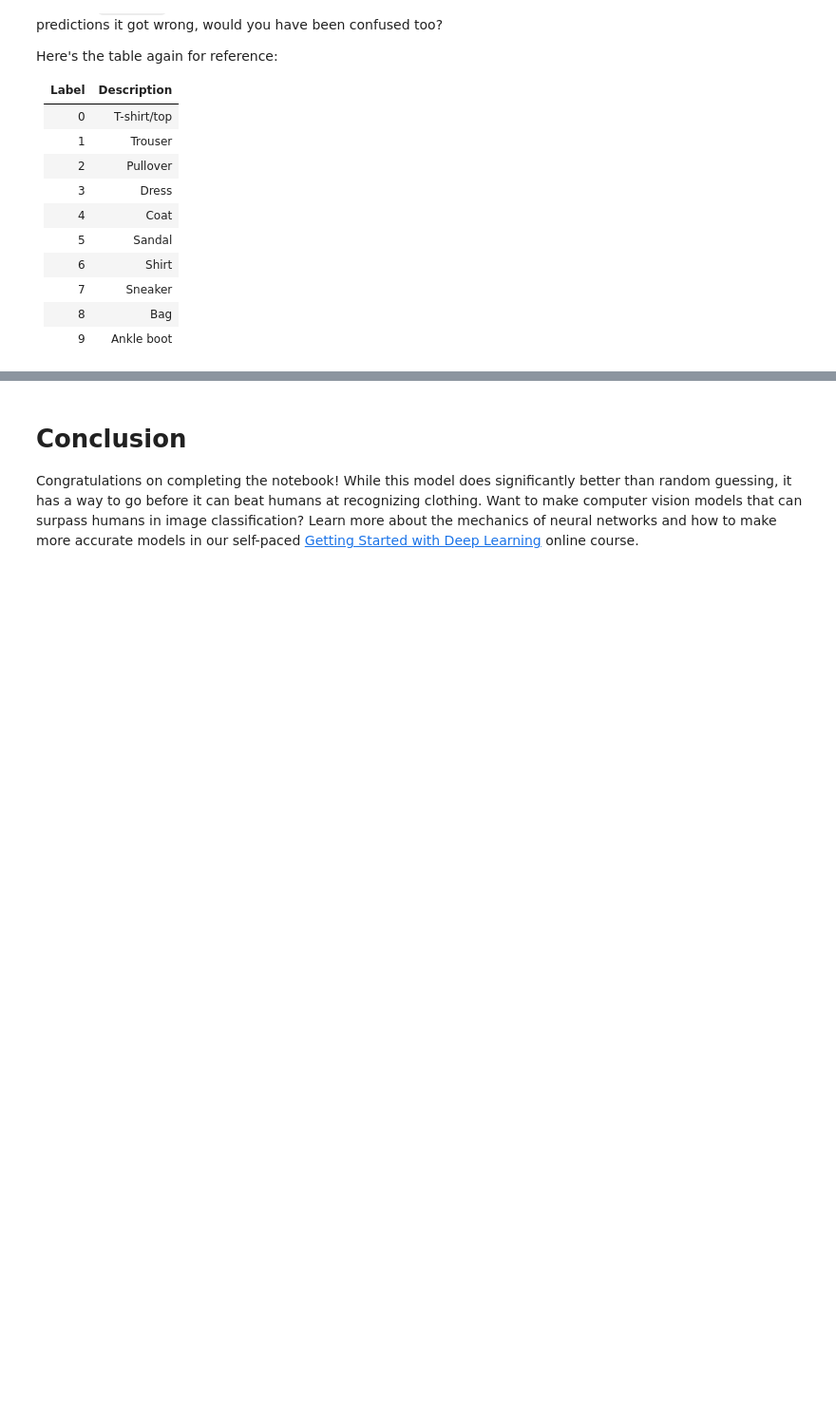
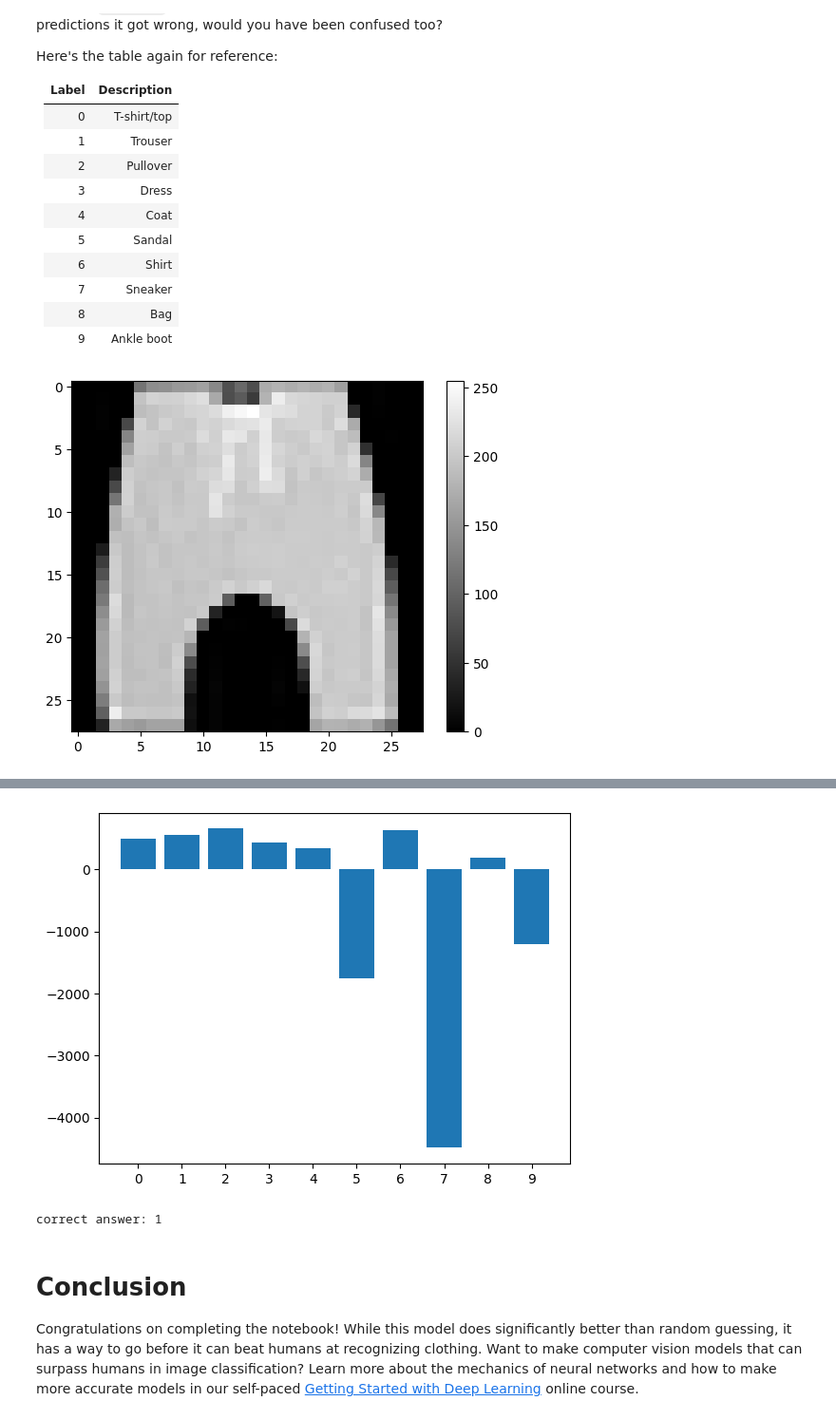
Before and after one commit to TanishqThuse/Basics-Of-Data-Science, a Jupyter notebook: building-a-brain/BuildingABrain.ipynb, the cells around one changed output, grey strips where cells are left out. Shown: that part at 95% size. Cells and saved outputs as stored; diff of their text form; code cells hidden in the pictures; blank space fills up the shorter version.

```diff
--- a/building-a-brain/BuildingABrain.ipynb
+++ b/building-a-brain/BuildingABrain.ipynb
@@ -240,11 +261,12 @@ Now the moment of truth! The below [fit](https://www.tensorflow.org/api_docs/pyt
 An `epoch` is one review of the training dataset. Just like how school students might need to review a flashcard multiple times before the concept "clicks", the same is true of our models.
 
 After each `epoch`, the model is quizzed with the validation data. Let's watch it work hard and improve:
-# %%
-history = model.fit(
-    train_images,
-    train_labels,
-    epochs=5,
-    verbose=True,
-    validation_data=(valid_images, valid_labels)
-)
+# %%
+history = model.fit(
+    train_images,
+    train_labels,
+    epochs=10, # basiclally how many times it is going back and forth threough the data ("10 konsole print")
+    #epochs=5, # basiclally how many times it is going back and forth threough the data ("#5 konsole print")
+    verbose=True, # basiclu after ewach epox it prints the status(es) in konsole
+    validation_data=(valid_images, valid_labels) # validation_data parameter in the model.fit() function allows you to specify a separate dataset for validation during training.
+)
@@ -282,18 +344,20 @@ Here's the table again for reference:
 | 8 | Bag |
 | 9 | Ankle boot |
 # %%
-data_idx = 8675 # The question number to study with. Feel free to change up to 59999.
+data_idx = 5556 # The question number to study with. Feel free to change up to 59999.
 
 plt.figure()
 plt.imshow(train_images[data_idx], cmap='gray')
 plt.colorbar()
 plt.grid(False)
 plt.show()
 
 x_values = range(number_of_classes)
 plt.figure()
 plt.bar(x_values, model.predict(train_images[data_idx:data_idx+1]).flatten())
 plt.xticks(range(10))
 plt.show()
 
 print("correct answer:", train_labels[data_idx])
+# %% [output]
+[figure, added]
@@ -300,3 +365,5 @@ print("correct answer:", train_labels[data_idx])
+[figure, added]
+correct answer: 1
 # %% [markdown]
 # Conclusion
 
```
Also changed, not shown: parts of 7 cells of this notebook.
